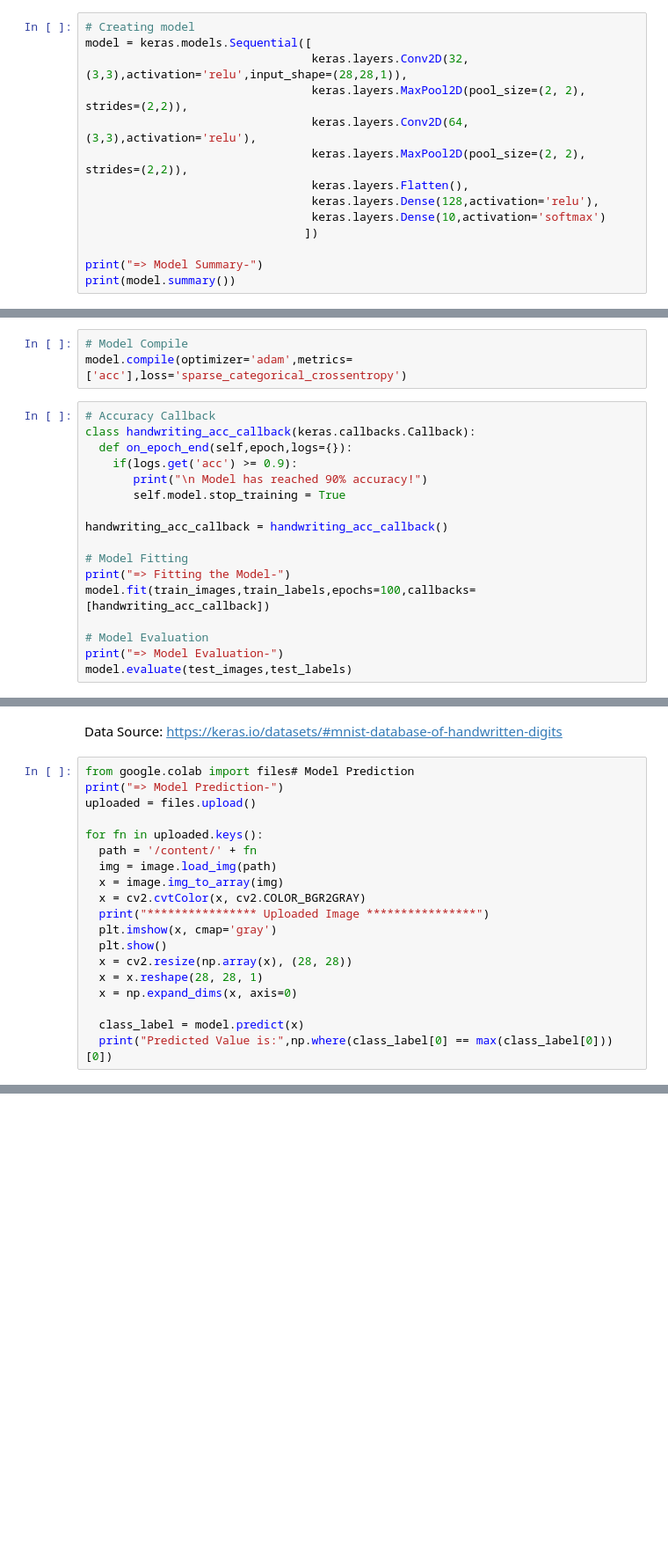
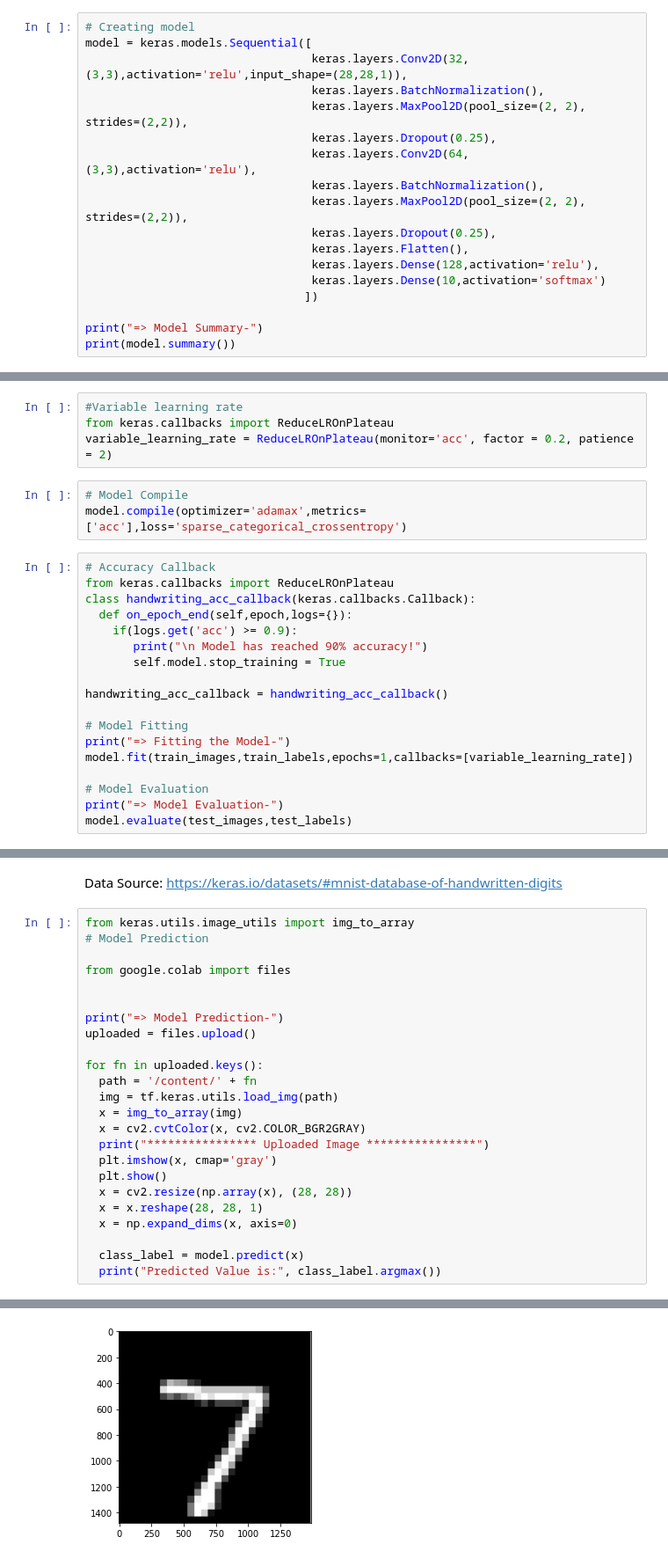
Before and after one commit to SurajJayakumar/csF425_Group_12, a Jupyter notebook: Deep_Learning_Project.ipynb, the cells around one changed output, grey strips where cells are left out. Shown: that part at 88% size. Saved outputs shown, nothing was run; the diff lists cells and outputs as text; blank space fills up the shorter version.

```diff
--- a/Deep_Learning_Project.ipynb
+++ b/Deep_Learning_Project.ipynb
@@ -41,9 +44,13 @@ plt.show()
 # Creating model
 model = keras.models.Sequential([
                                  keras.layers.Conv2D(32,(3,3),activation='relu',input_shape=(28,28,1)),
+                                 keras.layers.BatchNormalization(),
                                  keras.layers.MaxPool2D(pool_size=(2, 2), strides=(2,2)),
+                                 keras.layers.Dropout(0.25),
                                  keras.layers.Conv2D(64,(3,3),activation='relu'),
+                                 keras.layers.BatchNormalization(),
                                  keras.layers.MaxPool2D(pool_size=(2, 2), strides=(2,2)),
+                                 keras.layers.Dropout(0.25),
                                  keras.layers.Flatten(),
                                  keras.layers.Dense(128,activation='relu'),
                                  keras.layers.Dense(10,activation='softmax')
@@ -70,10 +77,15 @@ Non-trainable params: 0
 _________________________________________________________________
 None
+# %%
+#Variable learning rate
+from keras.callbacks import ReduceLROnPlateau
+variable_learning_rate = ReduceLROnPlateau(monitor='acc', factor = 0.2, patience = 2)
 # %%
 # Model Compile
-model.compile(optimizer='adam',metrics=['acc'],loss='sparse_categorical_crossentropy')
+model.compile(optimizer='adamax',metrics=['acc'],loss='sparse_categorical_crossentropy')
 # %%
 # Accuracy Callback
+from keras.callbacks import ReduceLROnPlateau
 class handwriting_acc_callback(keras.callbacks.Callback):
   def on_epoch_end(self,epoch,logs={}):
     if(logs.get('acc') >= 0.9):
@@ -84,7 +96,7 @@ handwriting_acc_callback = handwriting_acc_callback()
 
 # Model Fitting
 print("=> Fitting the Model-")
-model.fit(train_images,train_labels,epochs=100,callbacks=[handwriting_acc_callback])
+model.fit(train_images,train_labels,epochs=1,callbacks=[variable_learning_rate])
 
 # Model Evaluation
 print("=> Model Evaluation-")
@@ -100,14 +110,19 @@ Epoch 1/100
 # %% [markdown]
 Data Source: https://keras.io/datasets/#mnist-database-of-handwritten-digits
 # %%
-from google.colab import files# Model Prediction
+from keras.utils.image_utils import img_to_array
+# Model Prediction
+
+from google.colab import files
+
+
 print("=> Model Prediction-")
 uploaded = files.upload()
 
 for fn in uploaded.keys():
   path = '/content/' + fn
-  img = image.load_img(path)
-  x = image.img_to_array(img)
+  img = tf.keras.utils.load_img(path)
+  x = img_to_array(img)
   x = cv2.cvtColor(x, cv2.COLOR_BGR2GRAY)
   print("**************** Uploaded Image ****************")
   plt.imshow(x, cmap='gray')
@@ -117,5 +132,5 @@ for fn in uploaded.keys():
   x = np.expand_dims(x, axis=0)
 
   class_label = model.predict(x)
-  print("Predicted Value is:",np.where(class_label[0] == max(class_label[0]))[0])
+  print("Predicted Value is:", class_label.argmax())
 # %% [output]
@@ -122,0 +141 @@ ModuleNotFoundError: No module named 'google.colab'
+[figure, added]
```
Also changed, not shown: parts of 8 cells of this notebook.
